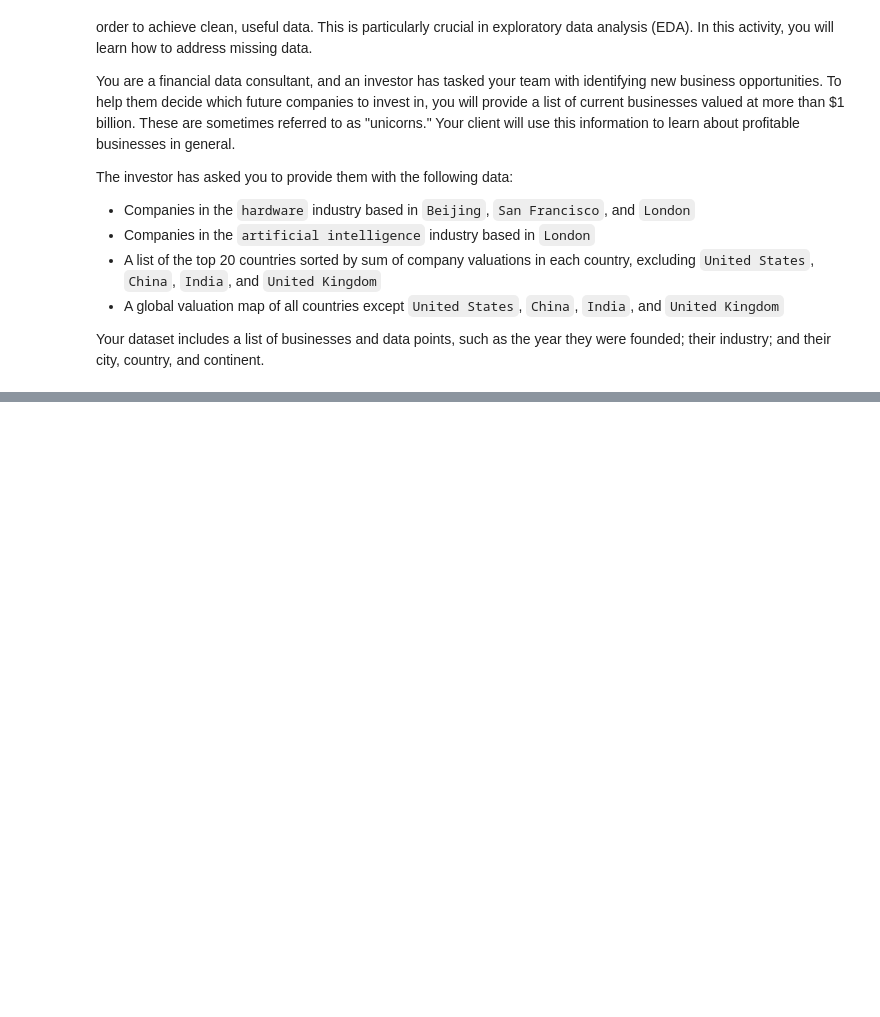
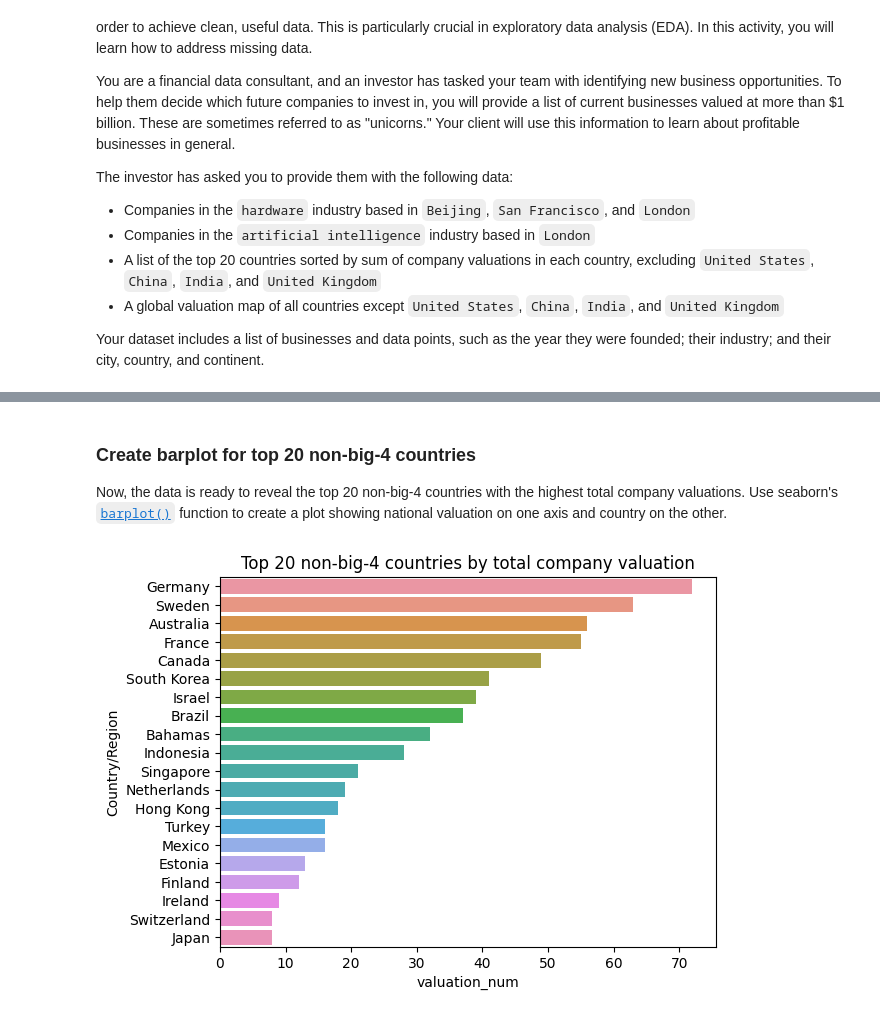
Before and after one commit to gilbertosg/data-science-ML, a Jupyter notebook: 3-Translate-Data-Into-Insights/3-EDA-Cleaning_Joining.ipynb, the cells around one changed output, grey strips where cells are left out. Saved outputs shown, nothing was run; the diff lists cells and outputs as text; code cells hidden in the pictures; blank space fills up the shorter version.

```diff
--- a/3-Translate-Data-Into-Insights/3-EDA-Cleaning_Joining.ipynb
+++ b/3-Translate-Data-Into-Insights/3-EDA-Cleaning_Joining.ipynb
@@ -232,0 +230,7 @@ df_companies = pd.read_csv('datasets/Unicorn_Companies_Missing.csv')
+# %%
+# Define the `str_to_num()` function
+def str_to_num(x):
+    x = x.strip('$B')
+    x = int(x)
+
+    return x
@@ -232,0 +268,5 @@ df_companies = pd.read_csv('datasets/Unicorn_Companies_Missing.csv')
+# %%
+# Apply the `str_to_num()` function to the `Valuation` column
+# and assign the result back to a new column called `valuation_num`
+df_companies['valuation_num'] = df_companies['Valuation'].apply(str_to_num)
+df_companies[['Valuation', 'valuation_num']].head()
@@ -232,0 +530,7 @@ df_companies = pd.read_csv('datasets/Unicorn_Companies_Missing.csv')
+# %%
+# Group the data by`Country/Region`
+national_valuations = df_companies.groupby(['Country/Region'])['valuation_num'].sum(
+).sort_values(ascending=False).reset_index()
+
+# Print the top 15 values of the DataFrame.
+national_valuations.head(15)
@@ -232,0 +580,5 @@ df_companies = pd.read_csv('datasets/Unicorn_Companies_Missing.csv')
+# %%
+# (Optional) Use `isin()` to create a Boolean mask to accomplish the same task
+mask = ~national_valuations['Country/Region'].isin(['United States', 'China', 'India', 'United Kingdom'])
+national_valuations_no_big4 = national_valuations[mask]
+national_valuations_no_big4.head()
@@ -232,0 +592,13 @@ df_companies = pd.read_csv('datasets/Unicorn_Companies_Missing.csv')
+# %% [markdown]
+### Create barplot for top 20 non-big-4 countries
+
+Now, the data is ready to reveal the top 20 non-big-4 countries with the highest total company valuations. Use seaborn's [`barplot()`](https://seaborn.pydata.org/generated/seaborn.barplot.html) function to create a plot showing national valuation on one axis and country on the other.
+# %%
+# Create a barplot to compare the top 20 non-big-4 countries with highest company valuations
+sns.barplot(data=national_valuations_no_big4.head(20),
+            y='Country/Region',
+            x='valuation_num')
+plt.title('Top 20 non-big-4 countries by total company valuation')
+plt.show();
+# %% [output]
+[figure, added]
```
Also changed, not shown: parts of 53 cells of this notebook, 2 other files.
